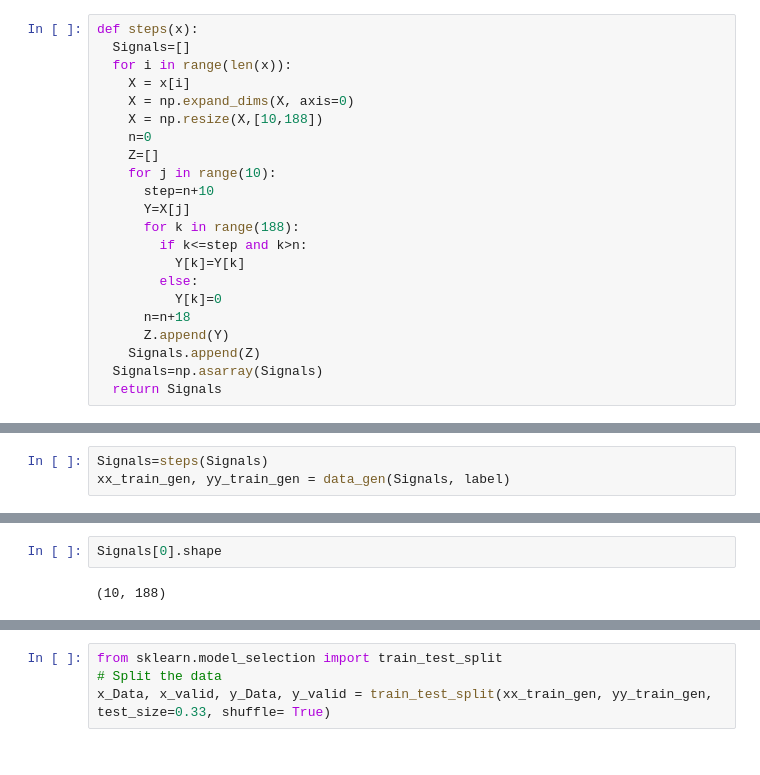
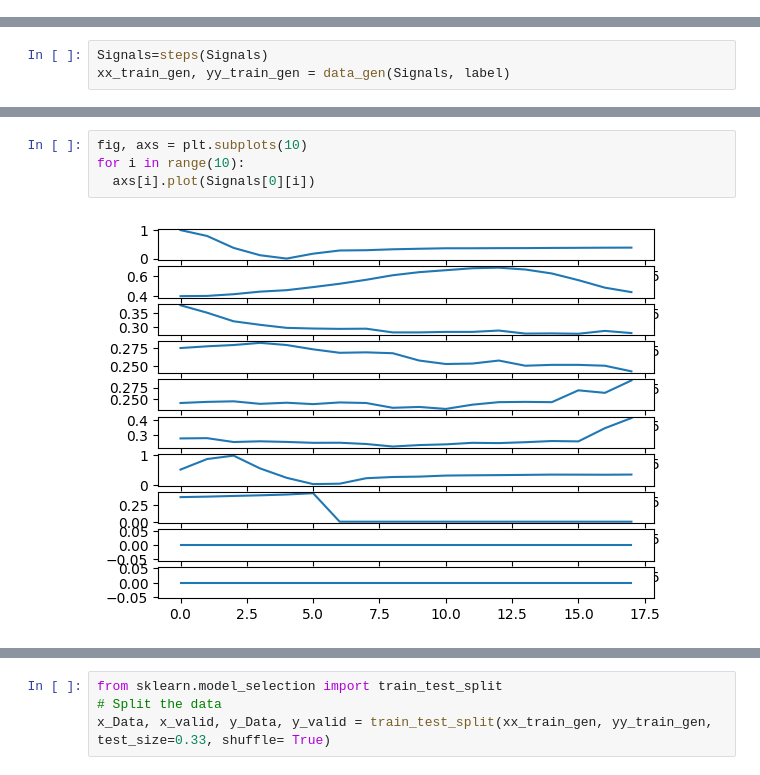
Before and after one commit to Khaled97Otour/ECG_Model, a Jupyter notebook: ECG_Model.ipynb, the cells around one changed output, grey strips where cells are left out. Cells and saved outputs as stored; diff of their text form.

```diff
--- a/ECG_Model.ipynb
+++ b/ECG_Model.ipynb
@@ -157,24 +129,2 @@ def data_scaling (x):
   return Signals
-# %%
-def steps(x):
-  Signals=[]
-  for i in range(len(x)):
-    X = x[i]
-    X = np.expand_dims(X, axis=0)
-    X = np.resize(X,[10,188])
-    n=0
-    Z=[]
-    for j in range(10):
-      step=n+10
-      Y=X[j]
-      for k in range(188):
-        if k<=step and k>n:
-          Y[k]=Y[k]
-        else:
-          Y[k]=0
-      n=n+18
-      Z.append(Y)
-    Signals.append(Z)
-  Signals=np.asarray(Signals)
-  return Signals
 # %%
@@ -215,7 +164,9 @@ Dataset
-# %%
-Signals[0].shape
-# %% [output]
-(10, 188)
+# %%
+fig, axs = plt.subplots(10)
+for i in range(10):
+  axs[i].plot(Signals[0][i])
+# %% [output]
+[figure, added]
 # %%
 print(xx_train_gen.shape)
 # %% [output]
```
Also changed, not shown: parts of 19 cells of this notebook.
